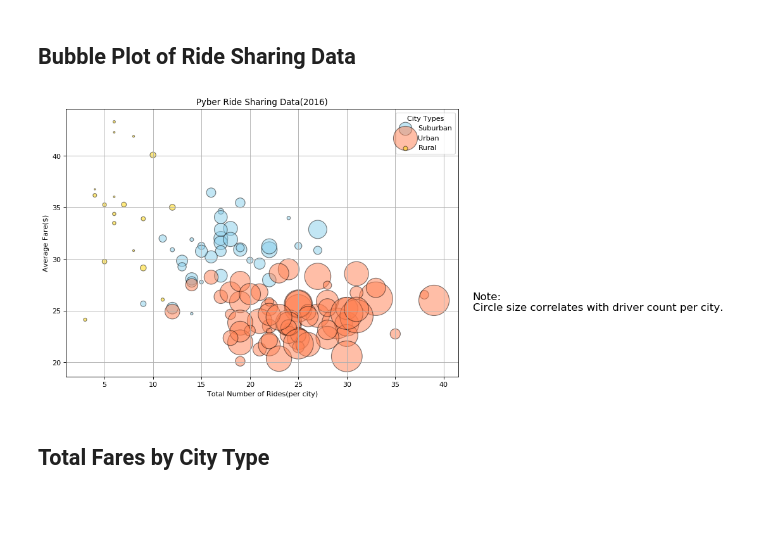
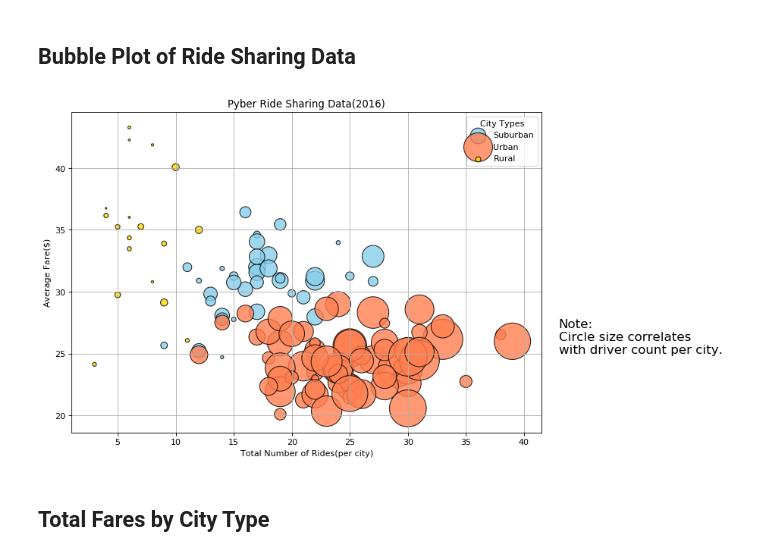
Before and after one commit to divyatv/Pyber_matlplotlib, a Jupyter notebook: pyber_starter.ipynb, the cells around one changed output. Cells and saved outputs as stored; diff of their text form; code cells hidden in the pictures; blank space fills up the shorter version.

```diff
--- a/pyber_starter.ipynb
+++ b/pyber_starter.ipynb
@@ -30,7 +30,8 @@ ride_datadf=pd.DataFrame(ride_data)
 ########################################################################
 #### Merge datframes ###################################################
 # Combine the data into a single dataset- use pd.merge on city
-merged_data=pd.merge(city_datadf, ride_datadf, on='city')
+merged_data=pd.merge(ride_datadf, city_datadf, how='left', on='city')
+#pd.merge(ride_data_df,city_data_df,how='left', on=['city'])
 
 
 # Display the data table for preview
@@ -91,16 +92,15 @@ rural_data= merged_data.loc[ (merged_data['type'] == 'Rural'), : ]
 fare_percity_rural=rural_data.groupby(['city', 'type'])['fare'].mean()
 rides_percity_rural=rural_data.groupby(['city', 'type'])['ride_id'].count()
 driver_percity_rural=rural_data.groupby('city')['driver_count'].sum()
-###################################################################################################################
+##########################################PLOT#########################################################################
 plt.figure(figsize=(10, 7), dpi=80)
 
-
 plt.scatter(rides_percity_suburban, fare_percity_suburban, s=driver_percity_suburban,  marker="o",
-                       facecolors="skyblue", edgecolors="black",label = "Suburban", alpha=0.50)
+                       facecolors="skyblue", edgecolors="black",label = "Suburban", alpha=0.80, linewidths=1)
 plt.scatter(rides_percity_urban, fare_percity_urban, s=driver_percity_urban,  marker="o",
-                        facecolors="coral", edgecolors="black",label= "Urban", alpha=0.50)
+                        facecolors="coral", edgecolors="black",label= "Urban", alpha=0.80, linewidths=1)
 plt.scatter(rides_percity_rural, fare_percity_rural, s=driver_percity_rural,  marker="o",
-                        facecolors="gold", edgecolors="black", label="Rural", alpha=0.50)
+                        facecolors="gold", edgecolors="black", label="Rural", alpha=0.80, linewidths=1)
 
 ##########################################################################################################################
 ### labels and beautification
@@ -114,10 +114,15 @@ plt.grid(True)
 plt.legend(loc='upper right', fancybox=True, title="City Types")
 
 # Incorporate a text label regarding circle size
-plt.text(43,25,'Note:\nCircle size correlates with driver count per city.',horizontalalignment='left',fontsize=15)
+plt.text(43,25,'Note:\nCircle size correlates \nwith driver count per city.',horizontalalignment='left',fontsize=15)
 # Save Figure
 #plt.show()
-plt.savefig("Divya_Scatter_Ride_Fare.png", dpi=600 )
+
+#savefig(fname, dpi=None, facecolor='w', edgecolor='w',
+#         orientation='portrait', papertype=None, format=None,
+#         transparent=False, bbox_inches=None, pad_inches=0.1,
+#         frameon=None, metadata=None)
+plt.savefig("Divya_Scatter_Ride_Fare.jpg", transparent=False)
 
 ####### Ignore the code below **** ###########################################################################
 # pal=dict({'Urban': 'gold', 'Rural':'skyblue','suburban':'coral'})
@@ -127,34 +132,34 @@ plt.savefig("Divya_Scatter_Ride_Fare.png", dpi=600 )
 
 # colors=['coral', 'skyblue','gold']
 # #N=3
 # #colors = np.random.rand(N)
 # plt.grid(True)
 
 # plt.scatter( rides_percity, fare_percity,s=driver_percity, c=color, marker="o" ,edgecolors="black",  alpha=0.75)
 
 # #plt.savefig("../Images/sin_cos_with_markers.png")
 # plt.show()
 
 # #seaborn.scatterplot(x=None, y=None, hue=None, style=None, size=None, data=None, palette=None, hue_order=None,
 # hue_norm=None, sizes=None, size_order=None, size_norm=None, markers=True, style_order=None, x_bins=None,
 # y_bins=None, units=None, estimator=None,
 # ci=95, n_boot=1000, alpha='auto', x_jitter=None, y_jitter=None, legend='brief', ax=None, **kwargs)¶
 #colors=['coral', 'skyblue','gold']
 #regiment_preScore = df['preTestScore'].groupby(df['regiment'])
 
 #print(rural_fare_percity)
 
 #for color in colors:
 #plt.scatter(rides_percity,fare_percity, s=driver_percity, marker="o", c="skyblue", edgecolors="black",  alpha=0.75)
 #sns.scatterplot(x=rides_percity, y=fare_percity, data='merged_data', hue='type', palette=colors)
 # Build the scatter plots for each city types
 ## matplotlib.pyplot.scatter(x, y, s=None, c=None, marker=None, cmap=None, norm=None, vmin=None, vmax=None, alpha=None,
 #linewidths=None, verts=None, edgecolors=None, *, plotnonfinite=False, data=None, **kwargs)[source]
 
 # plt.scatter(fare_percity, rides_percity,s=driver_percity, marker="o", c=colors, edgecolors="black",  alpha=0.75)
 # plt.show()
 # %% [output]
-[figure, old version]
+[figure, new version]
 # %%
 # Show plot
 #plt.show()
```
Also changed, not shown: parts of 5 cells of this notebook, 6 other files.
